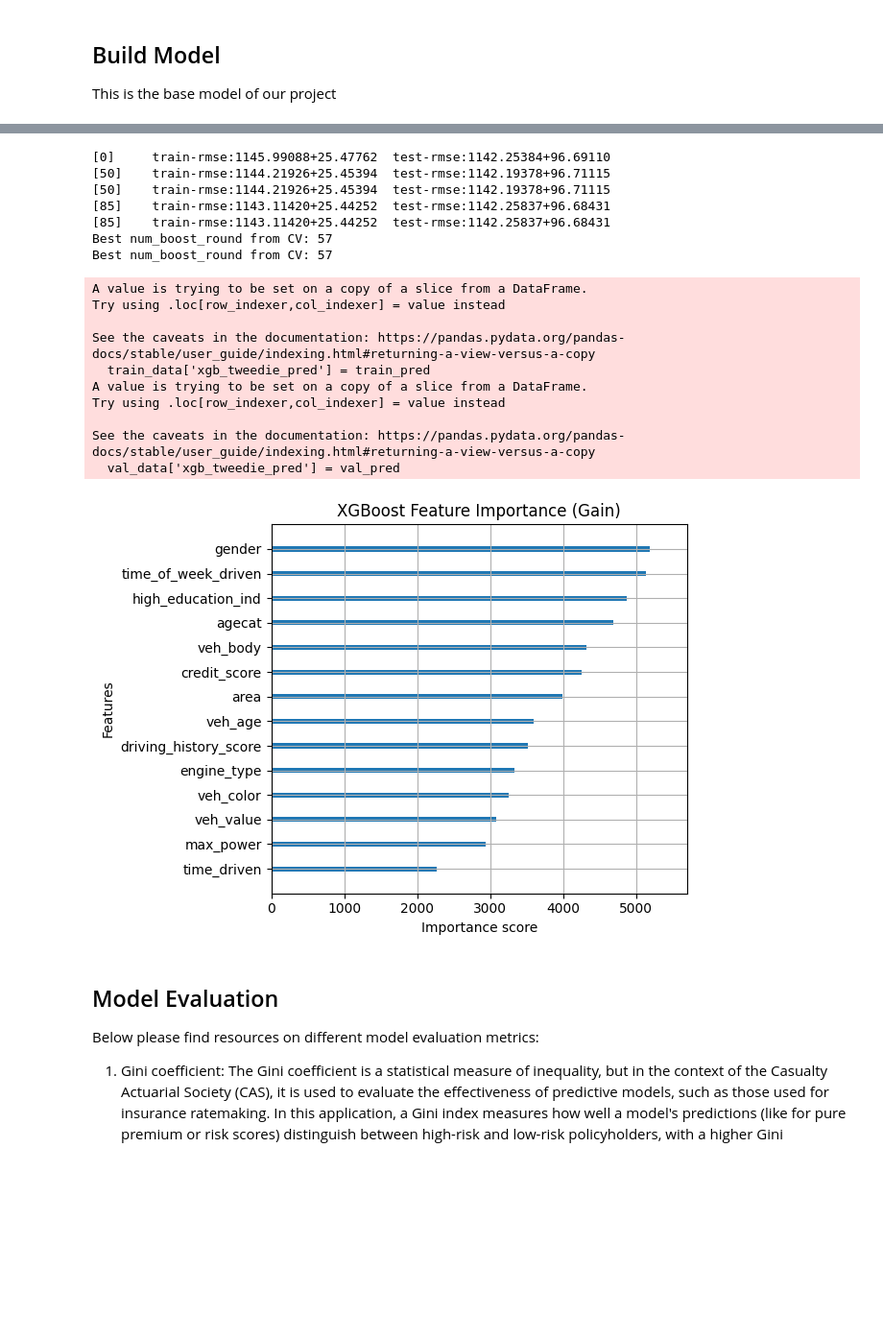
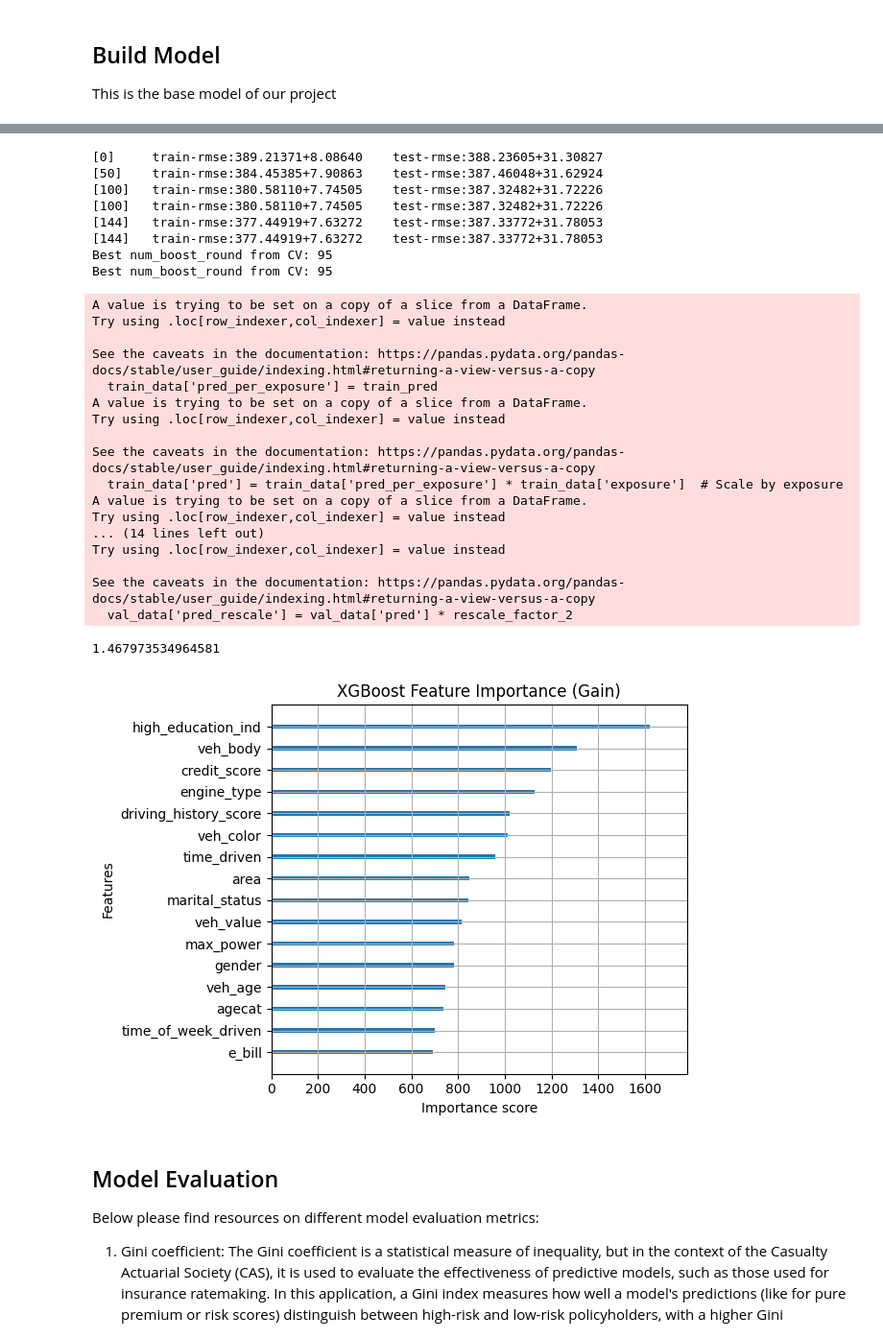
Before and after one commit to mengjin67/data_science_bootcamp_lecture_1, a Jupyter notebook: analysis_pipeline/model_selection.ipynb, the cells around one changed output, grey strips where cells are left out. Shown at 96% size. Saved outputs shown, nothing was run; the diff lists cells and outputs as text; code cells hidden in the pictures; blank space fills up the shorter version.

Commit message:
Update the notebooks for the new synthetic data created

```diff
--- a/analysis_pipeline/model_selection.ipynb
+++ b/analysis_pipeline/model_selection.ipynb
@@ -23,6 +35,9 @@ model_data = pd.read_parquet(f"{input_folder}/model_data_{version_tag}.parquet")
 # %% [markdown]
 ## Build Model
 This is the base model of our project
+# %%
+# Compute the capped claim amount per exposure
+model_data['claim_amt_capped_per_exposure'] = model_data['claim_amt_capped'] / model_data['exposure']
 # %%
 # Define the list of predictors
 # Create predictor list
@@ -50,29 +67,29 @@ train_data.head(5)
 import xgboost as xgb
 
 # Define features and target
-y = train_data['claim_amt_capped']
+y = train_data['claim_amt_capped_per_exposure']
 X = train_data[pred_lst].copy()
+# weights = train_data['exposure']  # Assuming exposure is in years, convert to months
 
 # Convert object columns to pandas Categorical dtype for XGBoost native categorical support
 for col in pred_lst:
     if X[col].dtype == 'object':
         X[col] = X[col].astype('category')
 
+# XGBoost DMatrix with offset
+dtrain = xgb.DMatrix(X, label=y, enable_categorical=True)
+
 # # Compute offset (log of exposure, or any other offset variable)
-# offset = np.log(1 + train_data['exposure'].replace(0, np.nan)).fillna(0)
-
-
-# XGBoost DMatrix with offset
-# dtrain = xgb.DMatrix(X, label=y, enable_categorical=True, base_margin=offset)
-dtrain = xgb.DMatrix(X, label=y, enable_categorical=True)
+# offset = np.log(train_data['exposure'])
+# dtrain.set_base_margin(offset)
 
 # Define XGBoost parameters for Tweedie regression
 params = {
     'objective': 'reg:tweedie',         # Tweedie regression objective
     'tweedie_variance_power': 1.5,      # Tweedie power (1=Poisson, 2=Gamma, 1<p<2 for insurance)
     'learning_rate': 0.01,              # Step size shrinkage (smaller = more robust, slower learning)
-    'max_depth': 3,                     # Maximum tree depth (controls model complexity)
-    'min_child_weight': 1000,            # Minimum sum of instance weight (hessian) needed in a child (min samples per leaf, set for 45,300 samples)
+    'max_depth': 5,                     # Maximum tree depth (controls model complexity)
+    'min_child_weight': 100,            # Minimum sum of instance weight (hessian) needed in a child (min samples per leaf, set for 45,300 samples)
     'subsample': 0.8,                   # Fraction of samples used per tree (prevents overfitting)
     'colsample_bytree': 0.8,            # Fraction of features used per tree (prevents overfitting)
     'lambda': 1.0,                      # L2 regularization term (prevents overfitting)
@@ -85,10 +102,10 @@ params = {
 cv_results = xgb.cv(
     params,
     dtrain,
-    num_boost_round=1000,
+    num_boost_round=5000,
     nfold=5,  # 5-fold cross-validation
     metrics='rmse',  # or another appropriate metric
-    early_stopping_rounds=30,
+    early_stopping_rounds=50,
     seed=42,
     verbose_eval=50
  )
@@ -101,63 +118,72 @@ print(f"Best num_boost_round from CV: {best_num_boost_round}")
 model = xgb.train(
     params,
     dtrain,
+    # num_boost_round=500
     num_boost_round=best_num_boost_round
  )
 # %% [output]
-[0]     train-rmse:1145.99088+25.47762  test-rmse:1142.25384+96.69110
-[50]    train-rmse:1144.21926+25.45394  test-rmse:1142.19378+96.71115
-[50]    train-rmse:1144.21926+25.45394  test-rmse:1142.19378+96.71115
-[85]    train-rmse:1143.11420+25.44252  test-rmse:1142.25837+96.68431
-[85]    train-rmse:1143.11420+25.44252  test-rmse:1142.25837+96.68431
-Best num_boost_round from CV: 57
-Best num_boost_round from CV: 57
+[0]     train-rmse:389.21371+8.08640    test-rmse:388.23605+31.30827
+[50]    train-rmse:384.45385+7.90863    test-rmse:387.46048+31.62924
+[100]   train-rmse:380.58110+7.74505    test-rmse:387.32482+31.72226
+[100]   train-rmse:380.58110+7.74505    test-rmse:387.32482+31.72226
+[144]   train-rmse:377.44919+7.63272    test-rmse:387.33772+31.78053
+[144]   train-rmse:377.44919+7.63272    test-rmse:387.33772+31.78053
+Best num_boost_round from CV: 95
+Best num_boost_round from CV: 95
 # %%
-# --- Model Fitting Score and Prediction ---
+# Model Fitting Score and Prediction ---
 # Prepare train and validation data for prediction
-from numpy import True_
-
-
 X_train = train_data[pred_lst].copy()
 X_val = val_data[pred_lst].copy()
 
 # Convert object columns to category for both sets
 for col in pred_lst:
     if X_train[col].dtype == 'object':
         X_train[col] = X_train[col].astype('category')
     if X_val[col].dtype == 'object':
         X_val[col] = X_val[col].astype('category')
 
 # In-sample fitted values
-# offset_train = np.log(1+train_data['exposure'].replace(0, np.nan)).fillna(0)
-# dtrain_pred = xgb.DMatrix(X_train, enable_categorical=True, base_margin=offset_train)
 dtrain_pred = xgb.DMatrix(X_train, enable_categorical=True)
 train_pred = model.predict(dtrain_pred)
-train_data['xgb_tweedie_pred'] = train_pred
+train_data['pred_per_exposure'] = train_pred
+train_data['pred'] = train_data['pred_per_exposure'] * train_data['exposure']  # Scale by exposure
+rescale_factor_2 = train_data['claim_amt_capped'].sum() / train_data['pred'].sum()
+print(rescale_factor_2)
+train_data['pred_rescale'] = train_data['pred'] * rescale_factor_2
 
 # Out-of-sample prediction on validation set
-# offset_val = np.log(1+val_data['exposure'].replace(0, np.nan)).fillna(0)
-# dval_pred = xgb.DMatrix(X_val, enable_categorical=True, base_margin=offset_val)
 dval_pred = xgb.DMatrix(X_val, enable_categorical=True)
 val_pred = model.predict(dval_pred)
-val_data['xgb_tweedie_pred'] = val_pred
+val_data['pred_per_exposure'] = val_pred
+val_data['pred'] = val_data['pred_per_exposure'] * val_data['exposure']  # Scale by exposure
+val_data['pred_rescale'] = val_data['pred'] * rescale_factor_2
 
 # --- Variable Importance Plot ---
 import matplotlib.pyplot as plt
 xgb.plot_importance(model, importance_type='gain', show_values=False, title='XGBoost Feature Importance (Gain)')
 plt.tight_layout()
 plt.show()
 # %% [output]
 A value is trying to be set on a copy of a slice from a DataFrame.
 Try using .loc[row_indexer,col_indexer] = value instead
 
 See the caveats in the documentation: https://pandas.pydata.org/pandas-docs/stable/user_guide/indexing.html#returning-a-view-versus-a-copy
-  train_data['xgb_tweedie_pred'] = train_pred
+  train_data['pred_per_exposure'] = train_pred
 A value is trying to be set on a copy of a slice from a DataFrame.
 Try using .loc[row_indexer,col_indexer] = value instead
 
 See the caveats in the documentation: https://pandas.pydata.org/pandas-docs/stable/user_guide/indexing.html#returning-a-view-versus-a-copy
-  val_data['xgb_tweedie_pred'] = val_pred
+  train_data['pred'] = train_data['pred_per_exposure'] * train_data['exposure']  # Scale by exposure
+A value is trying to be set on a copy of a slice from a DataFrame.
+Try using .loc[row_indexer,col_indexer] = value instead
+... (14 lines left out)
+Try using .loc[row_indexer,col_indexer] = value instead
+
+See the caveats in the documentation: https://pandas.pydata.org/pandas-docs/stable/user_guide/indexing.html#returning-a-view-versus-a-copy
+  val_data['pred_rescale'] = val_data['pred'] * rescale_factor_2
+1.467973534964581
-[figure, old version]
+[figure, new version]
 # %%
 ### Load Base Model Into Memory
 output_folder = "../.local/analysis_pipeline/model_selection"
```
Also changed, not shown: parts of 7 cells of this notebook, 5 other files.
